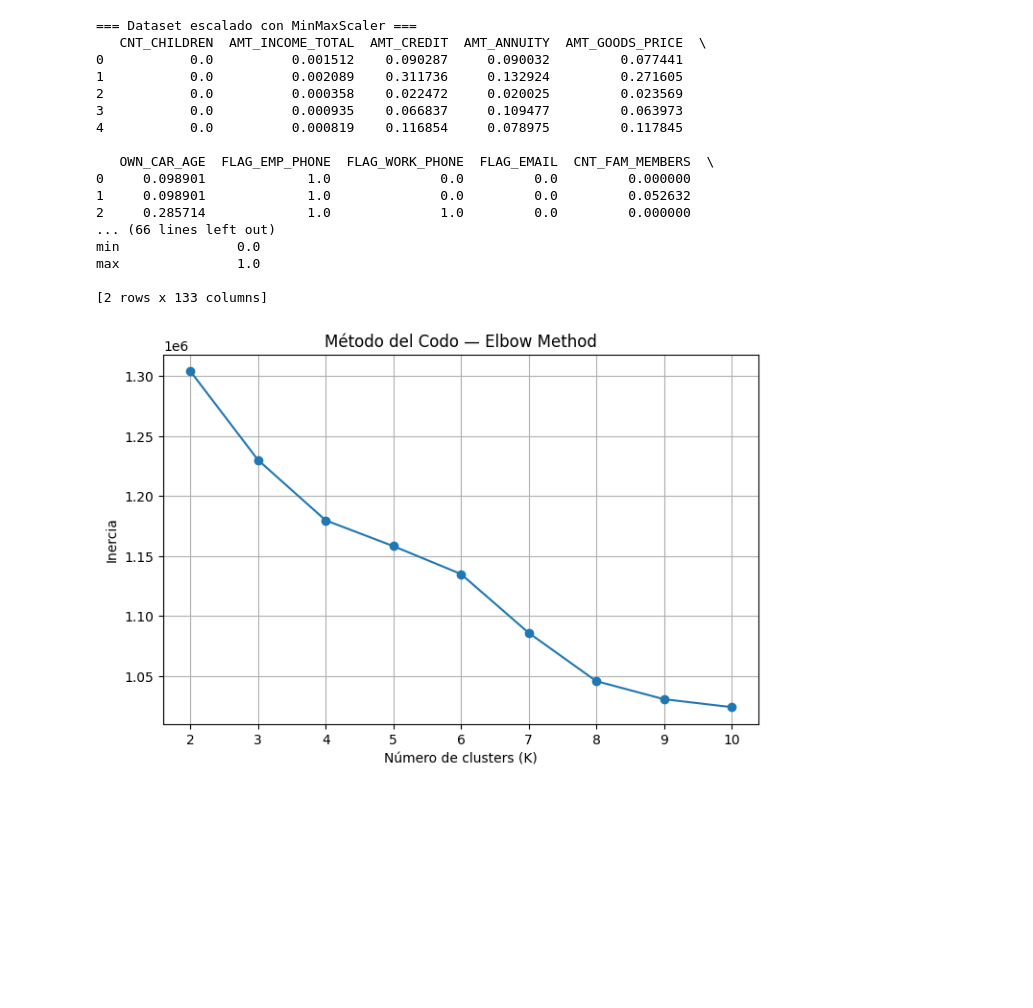
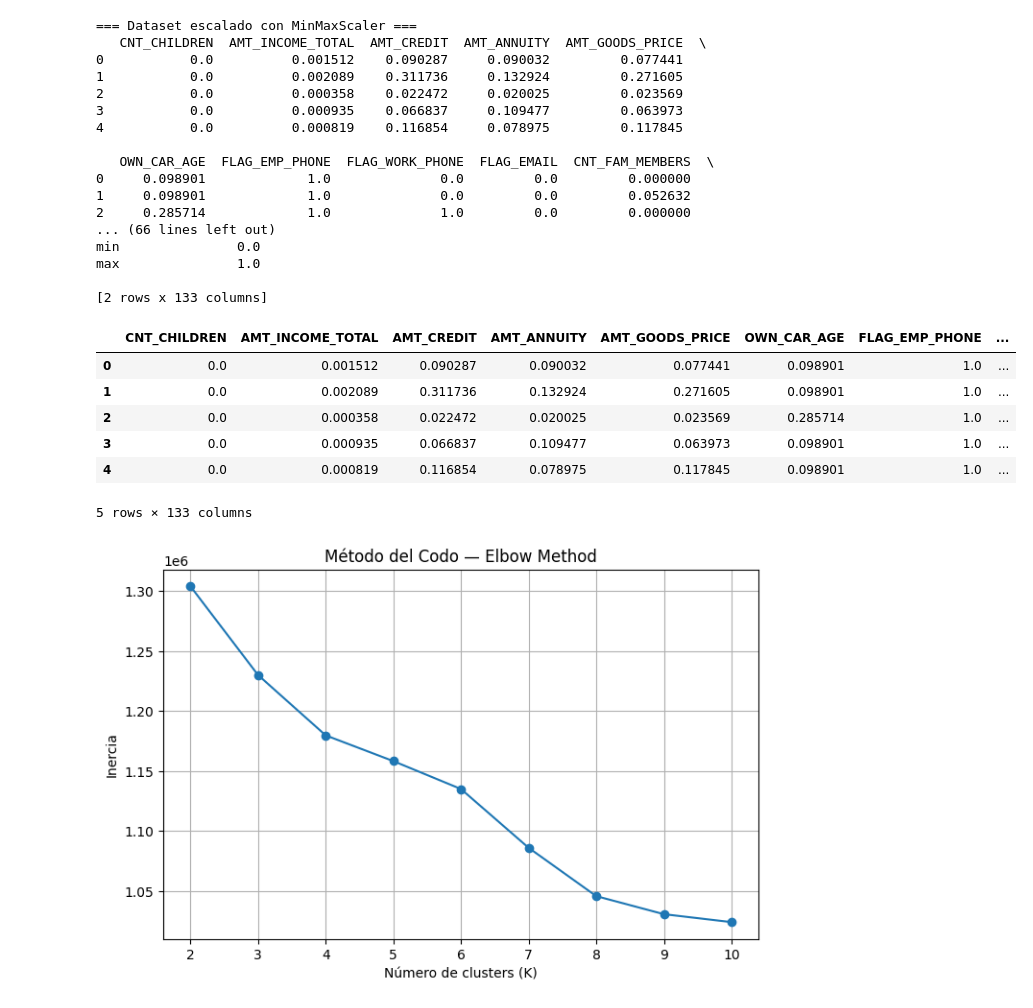
Before and after one commit to ezequielesq/Prueba-N3-Machine-Learning, a Jupyter notebook: Prueba_N°3.ipynb, the cells around one changed output. Saved outputs shown, nothing was run; the diff lists cells and outputs as text; code cells hidden in the pictures; blank space fills up the shorter version.

```diff
--- a/Prueba_N°3.ipynb
+++ b/Prueba_N°3.ipynb
@@ -1103,6 +1103,17 @@ min               0.0
 max               1.0
 
 [2 rows x 133 columns]
+# %%
+# Vista previa del dataset final tratado
+app_tratado.head()
+# %% [output]
+|  | CNT_CHILDREN | AMT_INCOME_TOTAL | AMT_CREDIT | AMT_ANNUITY | AMT_GOODS_PRICE | OWN_CAR_AGE | FLAG_EMP_PHONE | ... |
+| 0 | 0.0 | 0.001512 | 0.090287 | 0.090032 | 0.077441 | 0.098901 | 1.0 | ... |
+| 1 | 0.0 | 0.002089 | 0.311736 | 0.132924 | 0.271605 | 0.098901 | 1.0 | ... |
+| 2 | 0.0 | 0.000358 | 0.022472 | 0.020025 | 0.023569 | 0.285714 | 1.0 | ... |
+| 3 | 0.0 | 0.000935 | 0.066837 | 0.109477 | 0.063973 | 0.098901 | 1.0 | ... |
+| 4 | 0.0 | 0.000819 | 0.116854 | 0.078975 | 0.117845 | 0.098901 | 1.0 | ... |
+5 rows × 133 columns
 # %%
 # Metodo del codo para determinar K óptimo
 
```
